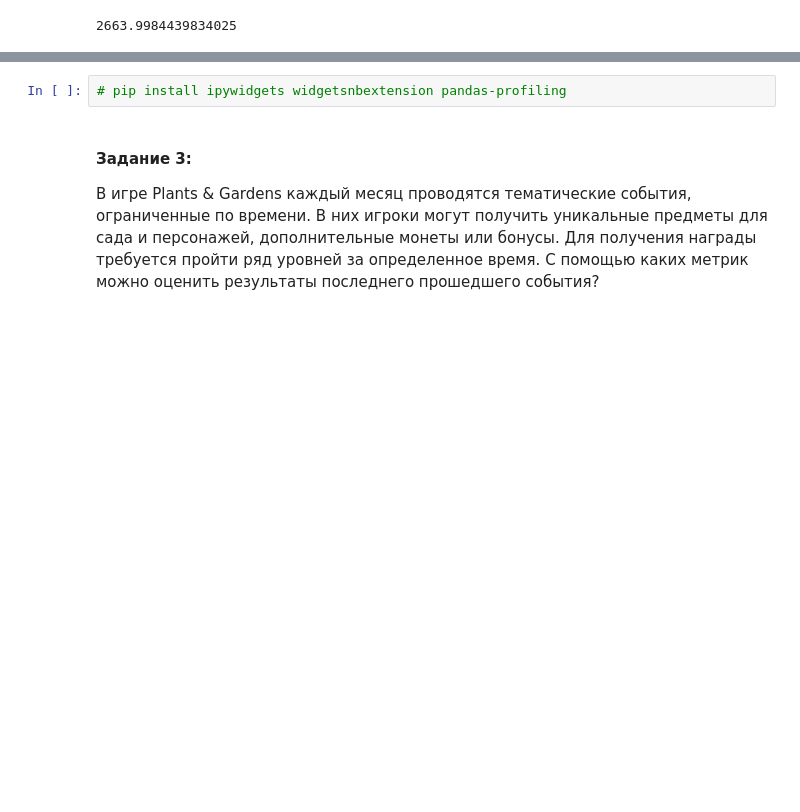
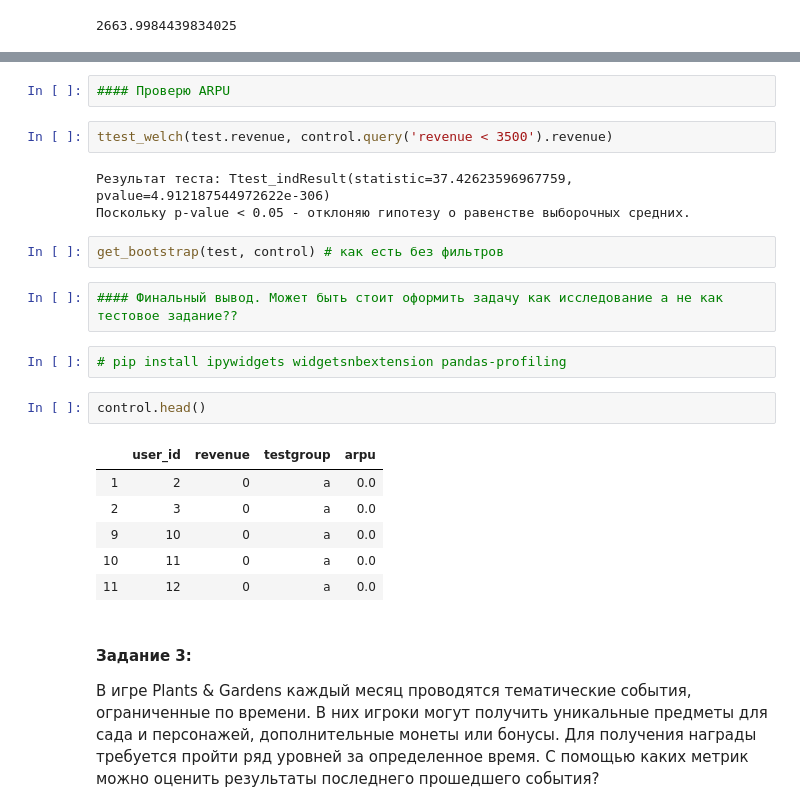
Before and after one commit to SergeyOshemkov/My-data-analysis-in-Python, a Jupyter notebook: Projects in progress/2nd project in progress/1_project.ipynb, the cells around one changed output, grey strips where cells are left out. Saved outputs shown, nothing was run; the diff lists cells and outputs as text; blank space fills up the shorter version.

Commit message:
I added t-tests results and verifications of CR, ARPPU and ARPU metrics.

```diff
--- a/Projects in progress/2nd project in progress/1_project.ipynb
+++ b/Projects in progress/2nd project in progress/1_project.ipynb
@@ -495,5 +599,25 @@ def get_bootstrap_median(
+# %%
+#### Проверю ARPU
+# %%
+ttest_welch(test.revenue, control.query('revenue < 3500').revenue)
+# %% [output]
+Результат теста: Ttest_indResult(statistic=37.42623596967759, pvalue=4.912187544972622e-306)
+Поскольку p-value < 0.05 - отклоняю гипотезу о равенстве выборочных средних.
+# %%
+get_bootstrap(test, control) # как есть без фильтров
+# %%
+#### Финальный вывод. Может быть стоит оформить задачу как исследование а не как тестовое задание??
 # %%
 # pip install ipywidgets widgetsnbextension pandas-profiling
+# %%
+control.head()
+# %% [output]
+|  | user_id | revenue | testgroup | arpu |
+| 1 | 2 | 0 | a | 0.0 |
+| 2 | 3 | 0 | a | 0.0 |
+| 9 | 10 | 0 | a | 0.0 |
+| 10 | 11 | 0 | a | 0.0 |
+| 11 | 12 | 0 | a | 0.0 |
 # %% [markdown]
 #### Задание 3:
 
```
Also changed, not shown: parts of 43 cells of this notebook.
